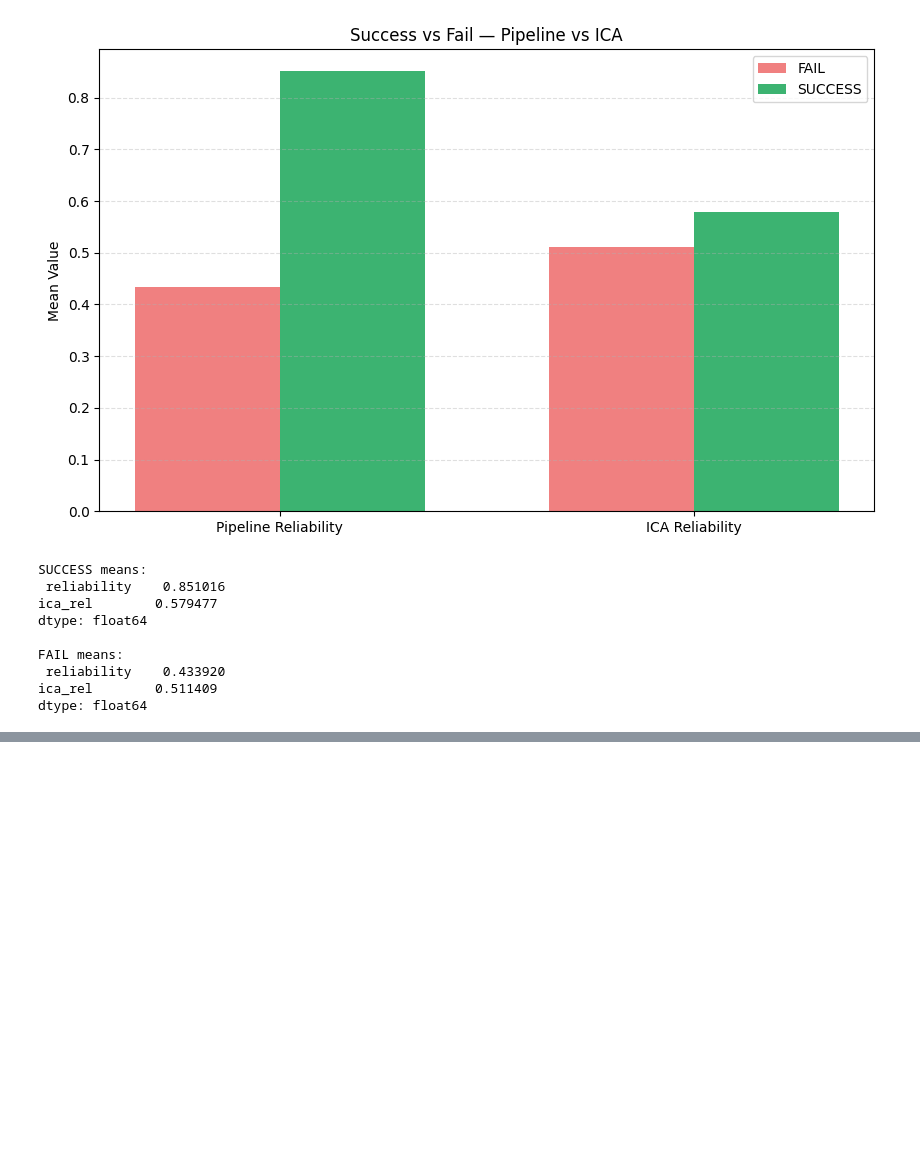
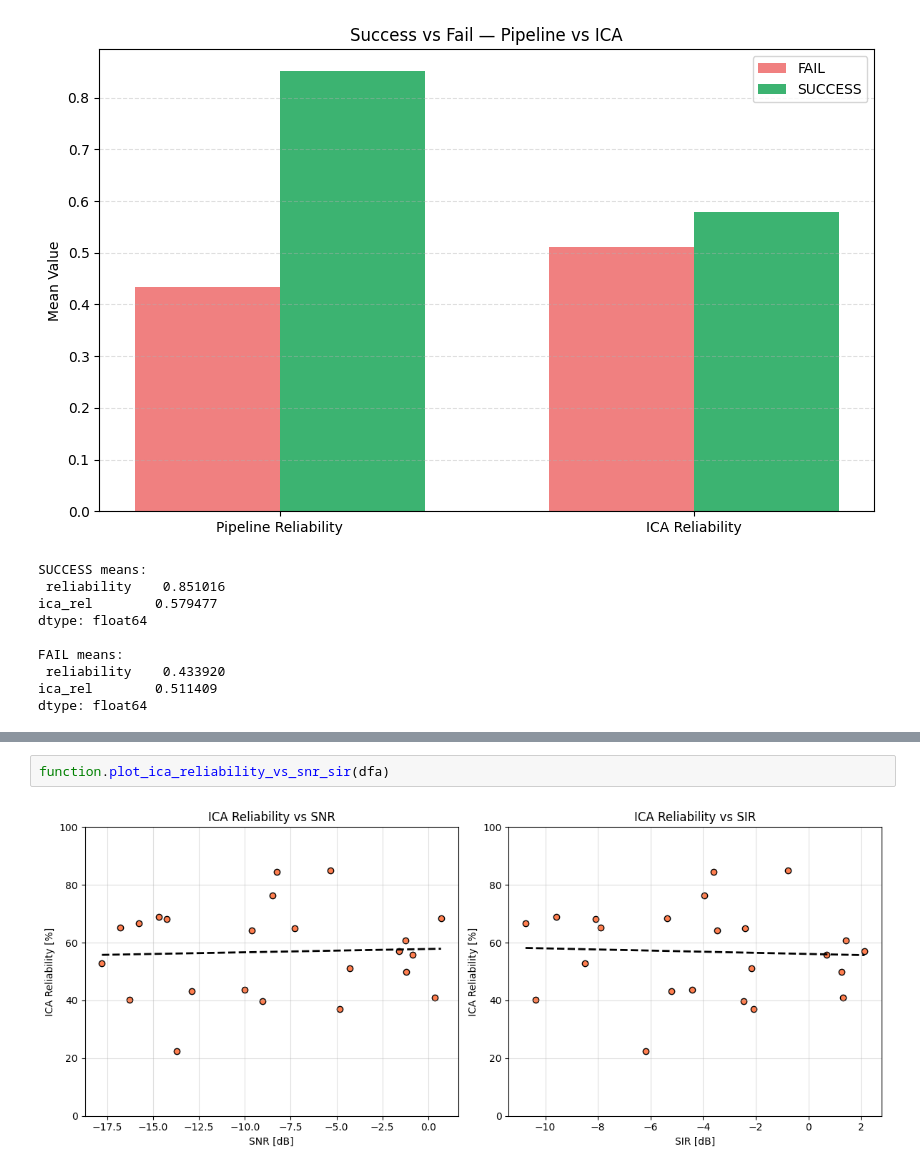
Before and after one commit to angixs/Robust-FECG-Detection, a Jupyter notebook: pipeline_vs_ICA.ipynb, the cells around one changed output, grey strips where cells are left out. Cells and saved outputs as stored; diff of their text form; blank space fills up the shorter version.

```diff
--- a/pipeline_vs_ICA.ipynb
+++ b/pipeline_vs_ICA.ipynb
@@ -173,0 +178,4 @@ Mean ICA reliability: 0.5511152102253063
+# %%
+function.plot_ica_reliability_vs_snr_sir(dfa)
+# %% [output]
+[figure, added]
```
Also changed, not shown: parts of 4 cells of this notebook, 6 other files.
